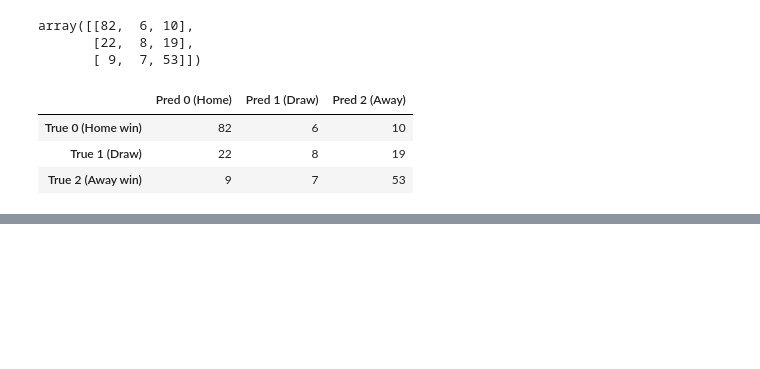
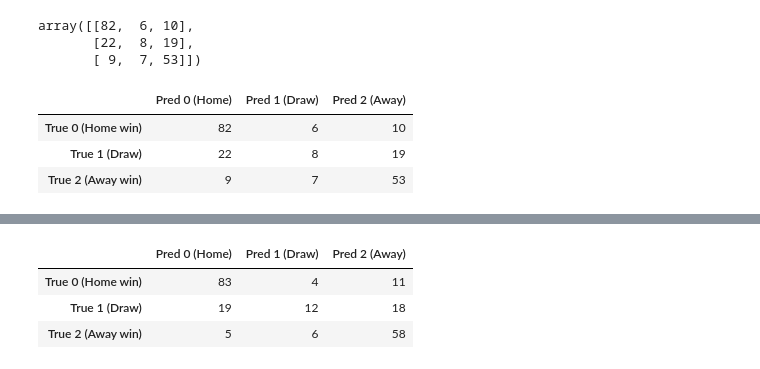
Before and after one commit to manitousi123/epl-ml-predictor, a Jupyter notebook: notebooks/01_exploration.ipynb, the cells around one changed output, grey strips where cells are left out. Saved outputs shown, nothing was run; the diff lists cells and outputs as text; code cells hidden in the pictures; blank space fills up the shorter version.

```diff
--- a/notebooks/01_exploration.ipynb
+++ b/notebooks/01_exploration.ipynb
@@ -273,0 +412,15 @@ NameError: name 'add_gap_features' is not defined
+# %%
+from sklearn.model_selection import train_test_split
+from sklearn.linear_model import LogisticRegression
+from sklearn.metrics import accuracy_score, classification_report
+
+X_train, X_test, y_train, y_test = train_test_split(
+    X, y, test_size=0.2, random_state=42, stratify=y
+)
+
+clf = LogisticRegression(max_iter=1000, solver="lbfgs")
+clf.fit(X_train, y_train)
+
+y_pred = clf.predict(X_test)
+print("Accuracy:", accuracy_score(y_test, y_pred))
+print(classification_report(y_test, y_pred))
@@ -273,0 +438,16 @@ NameError: name 'add_gap_features' is not defined
+# %%
+from sklearn.metrics import confusion_matrix
+import pandas as pd
+
+cm = confusion_matrix(y_test, y_pred, labels=[0,1,2])
+cm_df = pd.DataFrame(
+    cm,
+    index=["True 0 (Home win)", "True 1 (Draw)", "True 2 (Away win)"],
+    columns=["Pred 0 (Home)", "Pred 1 (Draw)", "Pred 2 (Away)"]
+)
+cm_df
+# %% [output]
+|  | Pred 0 (Home) | Pred 1 (Draw) | Pred 2 (Away) |
+| True 0 (Home win) | 83 | 4 | 11 |
+| True 1 (Draw) | 19 | 12 | 18 |
+| True 2 (Away win) | 5 | 6 | 58 |
```
Also changed, not shown: parts of 9 cells of this notebook.
